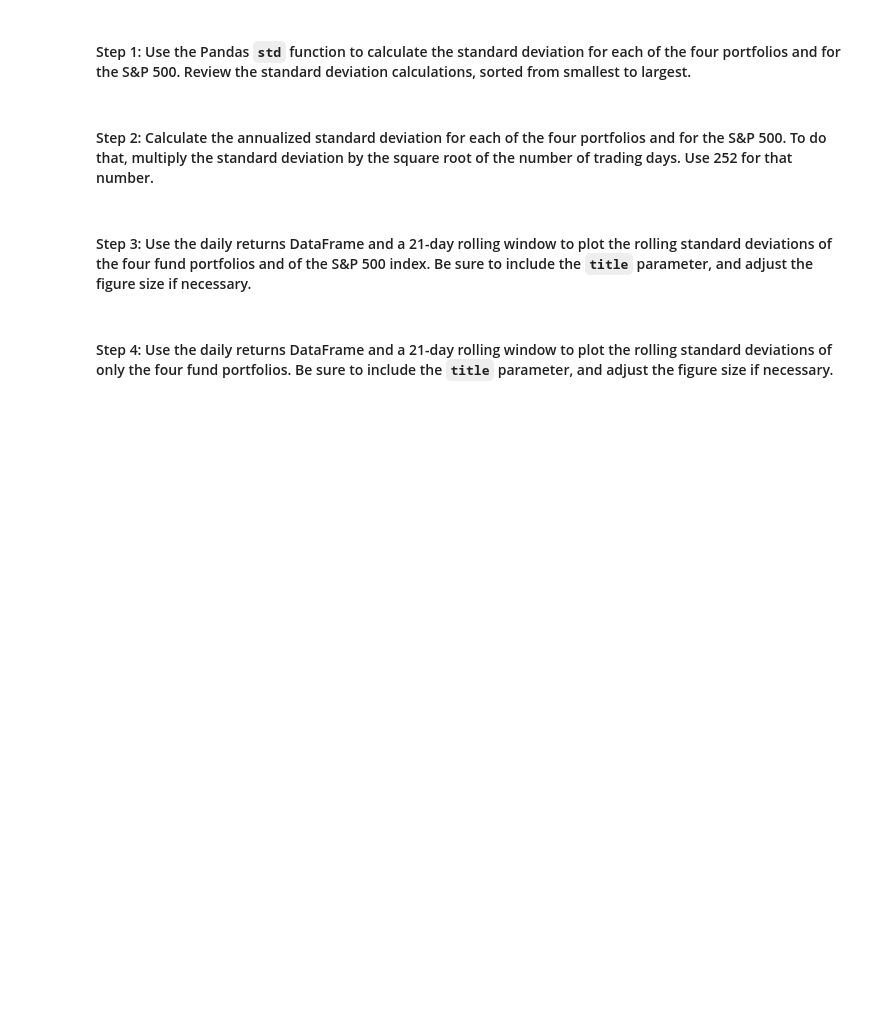
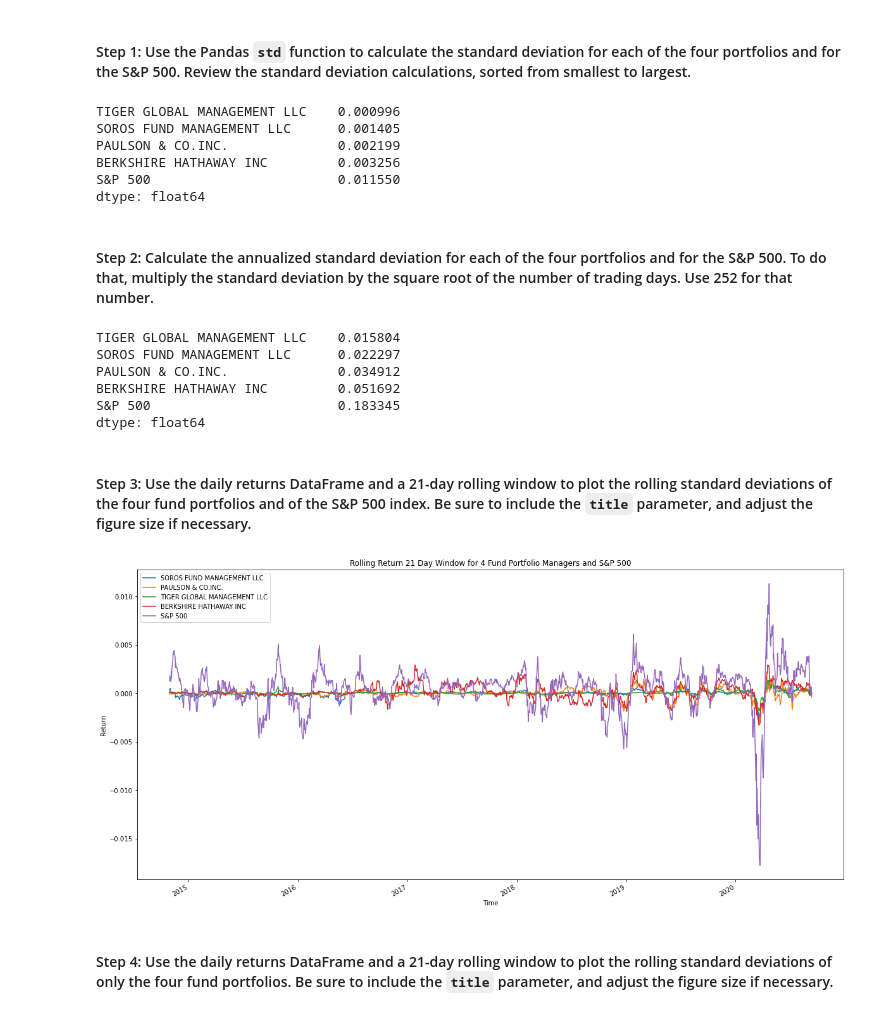
Before and after one commit to kheller18/retirement-portfolio-planning, a Jupyter notebook: risk_return_analysis.ipynb, the cells around one changed output. Drawn from its saved outputs; the diff is of its cells as text; code cells hidden in the pictures; blank space fills up the shorter version.

```diff
--- a/risk_return_analysis.ipynb
+++ b/risk_return_analysis.ipynb
@@ -226,20 +235,43 @@ Evaluate the risk profile of each portfolio by using the standard deviation and
 # %%
 # Calculate and sort the standard deviation for all 4 portfolios and the S&P 500
 # Review the standard deviations sorted smallest to largest
-# YOUR CODE HERE
+standard_deviation = daily_returns.std().sort_values()
+standard_deviation.head()
+# %% [output]
+TIGER GLOBAL MANAGEMENT LLC    0.000996
+SOROS FUND MANAGEMENT LLC      0.001405
+PAULSON & CO.INC.              0.002199
+BERKSHIRE HATHAWAY INC         0.003256
+S&P 500                        0.011550
+dtype: float64
 # %% [markdown]
 #### Step 2: Calculate the annualized standard deviation for each of the four portfolios and for the S&P 500. To do that, multiply the standard deviation by the square root of the number of trading days. Use 252 for that number.
 # %%
 # Calculate and sort the annualized standard deviation (252 trading days) of the 4 portfolios and the S&P 500
 # Review the annual standard deviations smallest to largest
-# YOUR CODE HERE
+annualized_standard_deviation = (standard_deviation * np.sqrt(252)).sort_values()
+annualized_standard_deviation.head()
+# %% [output]
+TIGER GLOBAL MANAGEMENT LLC    0.015804
+SOROS FUND MANAGEMENT LLC      0.022297
+PAULSON & CO.INC.              0.034912
+BERKSHIRE HATHAWAY INC         0.051692
+S&P 500                        0.183345
+dtype: float64
 # %% [markdown]
 #### Step 3: Use the daily returns DataFrame and a 21-day rolling window to plot the rolling standard deviations of the four fund portfolios and of the S&P 500 index. Be sure to include the `title` parameter, and adjust the figure size if necessary.
 # %%
 # Using the daily returns DataFrame and a 21-day rolling window,
 # plot the rolling standard deviation of the 4 portfolios and the S&P 500
 # Include a title parameter and adjust the figure size
-# YOUR CODE HERE
+rolling = daily_returns.rolling(window=21).mean().plot(
+    figsize=(20, 10),
+    title="Rolling Return 21 Day Window for 4 Fund Portfolio Managers and S&P 500",
+    xlabel="Time",
+    ylabel="Return"
+)
+# %% [output]
+[figure, added]
 # %% [markdown]
 #### Step 4: Use the daily returns DataFrame and a 21-day rolling window to plot the rolling standard deviations of only the four fund portfolios. Be sure to include the `title` parameter, and adjust the figure size if necessary.
 # %%
```
Also changed, not shown: parts of 8 cells of this notebook.
